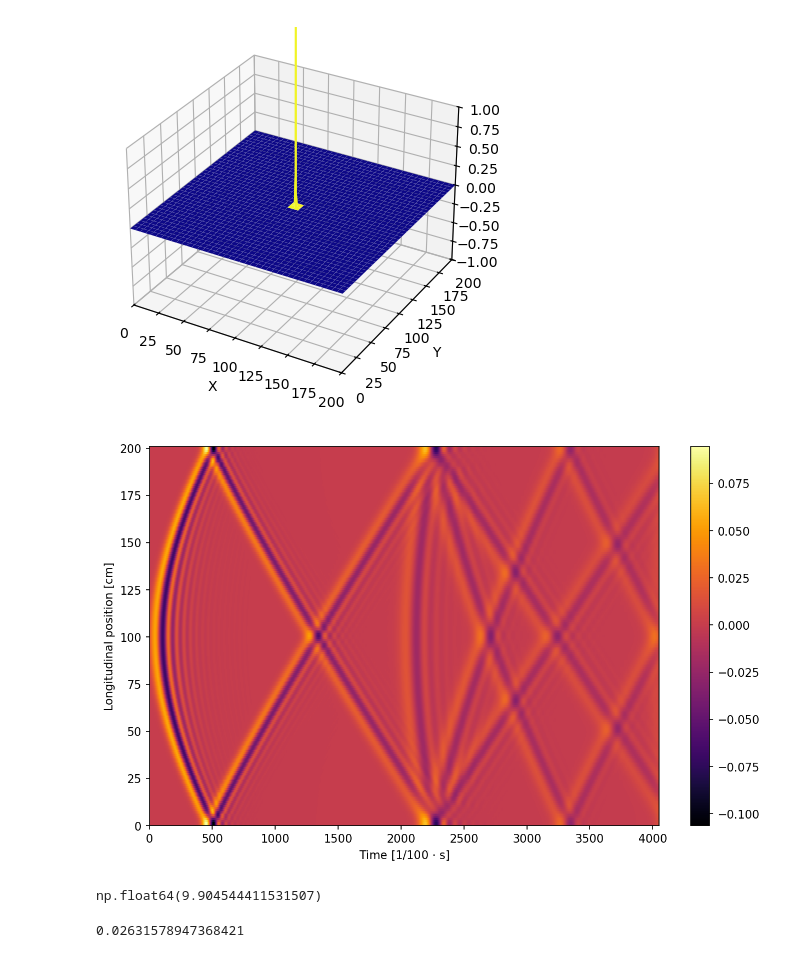
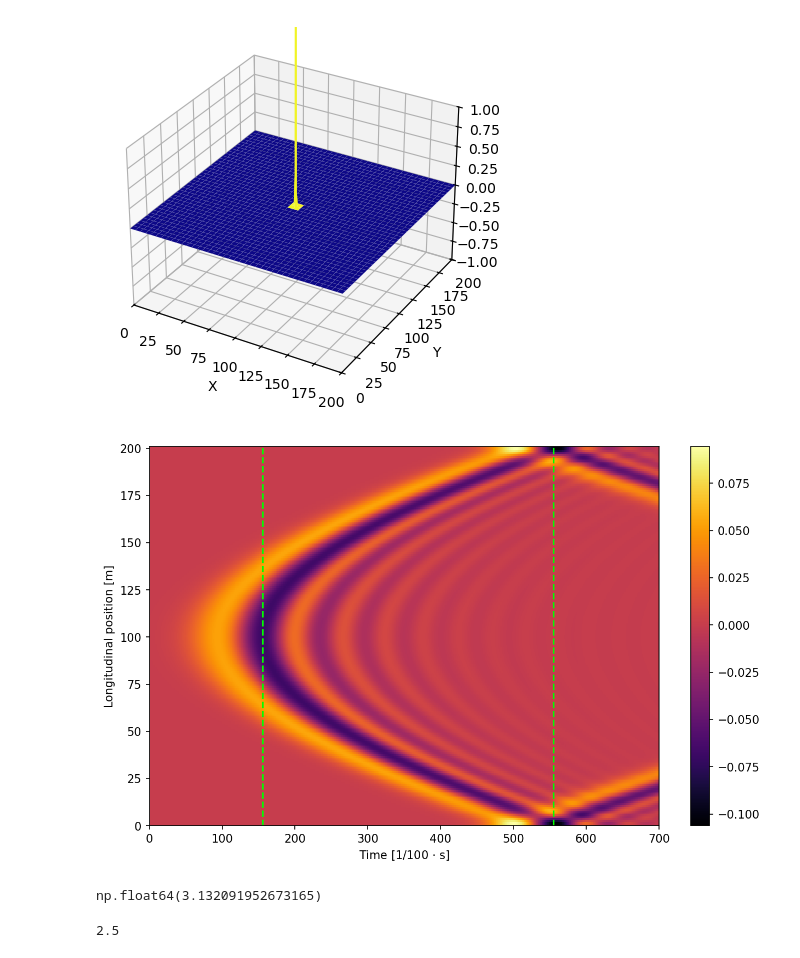
Before and after one commit to MKKrogsgaard/Fluid-Mechanics, a Jupyter notebook: Assignments/Assignment 2/SW_B correct.ipynb, the cells around one changed output. Saved outputs shown, nothing was run; the diff lists cells and outputs as text; code cells hidden in the pictures.

```diff
--- a/Assignments/Assignment 2/SW_B correct.ipynb
+++ b/Assignments/Assignment 2/SW_B correct.ipynb
@@ -122,7 +122,7 @@ def run_model (dx, dy, Lx, Ly, eta0, f0, beta, Kelvin=False, Rossby=False, Nit=1
 
     #parameters in SI units
     g = 9.81
-    depth = 10.
+    depth = 10
     epsilon = 0.01
     c = np.sqrt(g*depth)
     Nx = int(Lx/dx)
@@ -236,8 +236,8 @@ dx = 0.01
 dy = 0.01
 Lx = 2.
 Ly = 2.
-f = 1e-4
-beta = 2.
+f = 1
+beta = 1.
 
 Nx = int(Lx/dx)
 Ny = int(Ly/dy)
@@ -317,22 +317,23 @@ ani3D.save("animation3D.gif")
 MovieWriter ffmpeg unavailable; using Pillow instead.
 [figure]
 # %%
-data = eta_yxt[0,:,950:5000]
+data = eta_yxt[0,:,900:1600]
 
 plt.figure(figsize = (10,6), dpi = 150)
 plt.pcolormesh(data, cmap = 'inferno')
-plt.ylabel('Longitudinal position [cm]')
+plt.ylabel('Longitudinal position [m]')
 plt.xlabel(r'Time [1/100 $\cdot$ s]')
+plt.axvline(555, ls = "--", c = 'lime')
+plt.axvline(155, ls = "--", c = 'lime')
 plt.colorbar()
-plt.savefig('Hovmöllerdiagram_ypos_vs_t_vs_waveheight.png')
-print()
+plt.savefig('Hovmöllerdiagram_short.png')
 # %% [output]
-[figure, old version]
+[figure, new version]
 # %%
-np.sqrt(9.81*10)
+np.sqrt(9.81)
 # %% [output]
-np.float64(9.904544411531507)
+np.float64(3.132091952673165)
-# %%
-1/((1380-1000)*0.1)
-# %% [output]
-0.02631578947368421
+# %%
+100/((555-155)*0.1)
+# %% [output]
+2.5
```
Also changed, not shown: 4 other files.
